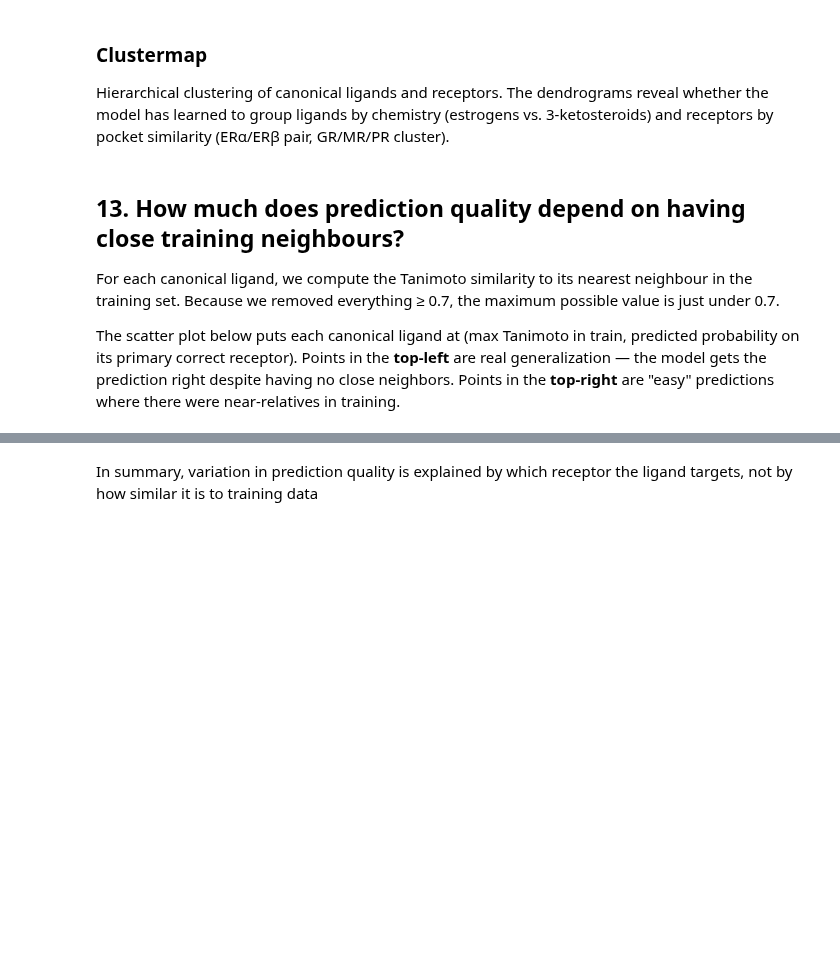
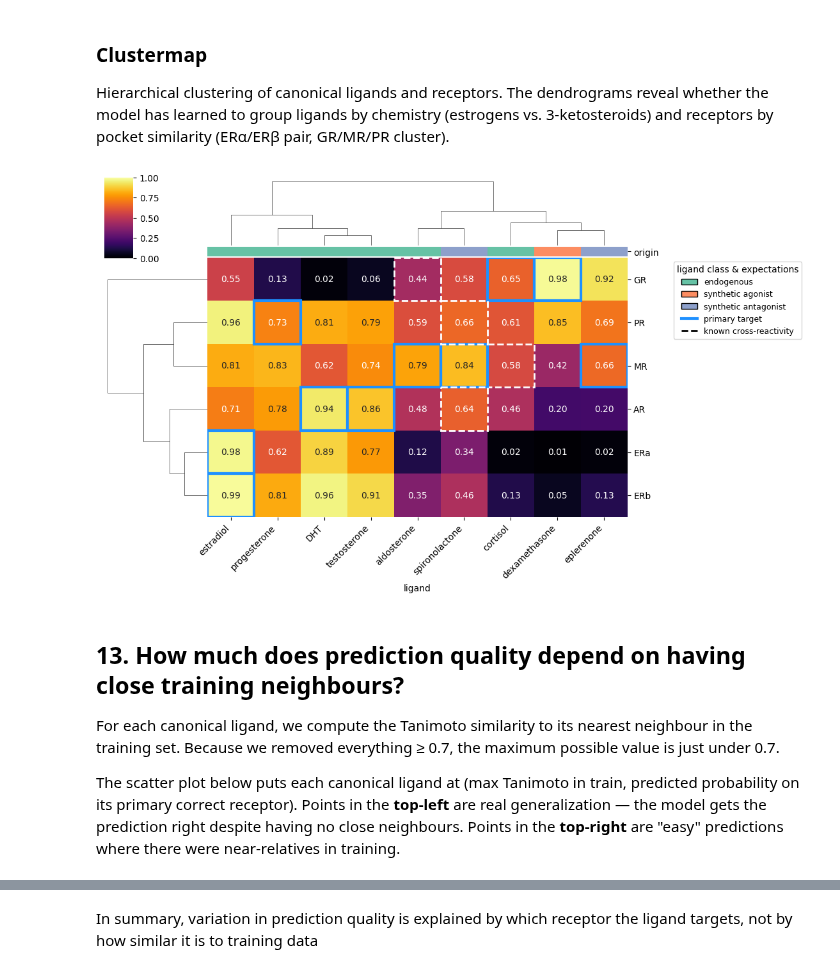
Before and after one commit to romainstuder/evosite3d, a Jupyter notebook: tutorials/nuclear_receptor_selectivity/nuclear_receptor_selectivity.ipynb, the cells around one changed output, grey strips where cells are left out. Saved outputs shown, nothing was run; the diff lists cells and outputs as text; code cells hidden in the pictures; blank space fills up the shorter version.

```diff
--- a/tutorials/nuclear_receptor_selectivity/nuclear_receptor_selectivity.ipynb
+++ b/tutorials/nuclear_receptor_selectivity/nuclear_receptor_selectivity.ipynb
@@ -792,43 +910,44 @@ for ligand, (primary, secondary) in expected.items():
             row = reordered_receptors.index(receptor)
             ax.add_patch(
                 patches.Rectangle(
                     (col, row),
                     1,
                     1,
                     fill=False,
                     edgecolor="white",
                     lw=2,
                     linestyle="--",
                     zorder=10,
                 )
             )
 
 class_handles = [
     patches.Patch(facecolor=color, edgecolor="black", label=cls)
     for cls, color in origin_colors.items()
 ]
 # Add a small legend
 legend_elements = [
     Line2D([0], [0], color="dodgerblue", lw=3, label="primary target"),
     Line2D([0], [0], color="black", lw=2, linestyle="--", label="known cross-reactivity"),
 ]
-ax.legend(handles=legend_elements, loc="upper left", bbox_to_anchor=(1.15, 1.0), frameon=True)
-# put it next to the dodgerblue/dashed legend you already have
+
 g.ax_heatmap.legend(
-    handles=class_handles + legend_elements,  # combine with primary/cross-reactivity boxes
+    handles=class_handles + legend_elements,
     loc="upper left",
-    bbox_to_anchor=(1.25, 1.0),
+    bbox_to_anchor=(1.1, 1.0),
     frameon=True,
     fontsize=9,
     title="ligand class & expectations",
 )
 plt.show()
+# %% [output]
+[figure, added]
 # %% [markdown]
 ## 13. How much does prediction quality depend on having close training neighbours?
 
 For each canonical ligand, we compute the Tanimoto similarity to its nearest neighbour in the training set. Because we removed everything ≥ 0.7, the maximum possible value is just under 0.7.
 
-The scatter plot below puts each canonical ligand at (max Tanimoto in train, predicted probability on its primary correct receptor). Points in the **top-left** are real generalization — the model gets the prediction right despite having no close neighbors. Points in the **top-right** are "easy" predictions where there were near-relatives in training.
+The scatter plot below puts each canonical ligand at (max Tanimoto in train, predicted probability on its primary correct receptor). Points in the **top-left** are real generalization — the model gets the prediction right despite having no close neighbours. Points in the **top-right** are "easy" predictions where there were near-relatives in training.
 # %%
 # fingerprints of the training set
 train_fps = [(s, fp(s)) for s in train_smiles]
```
Also changed, not shown: parts of 27 cells of this notebook.
